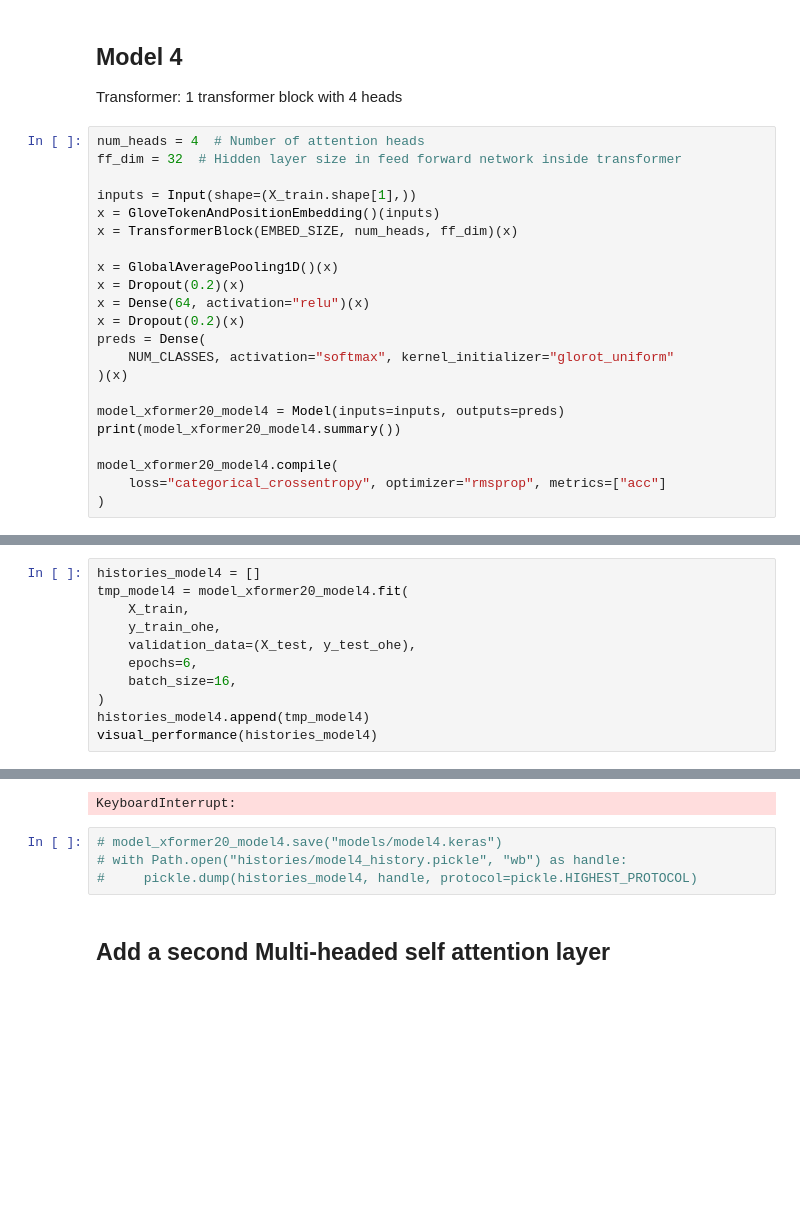
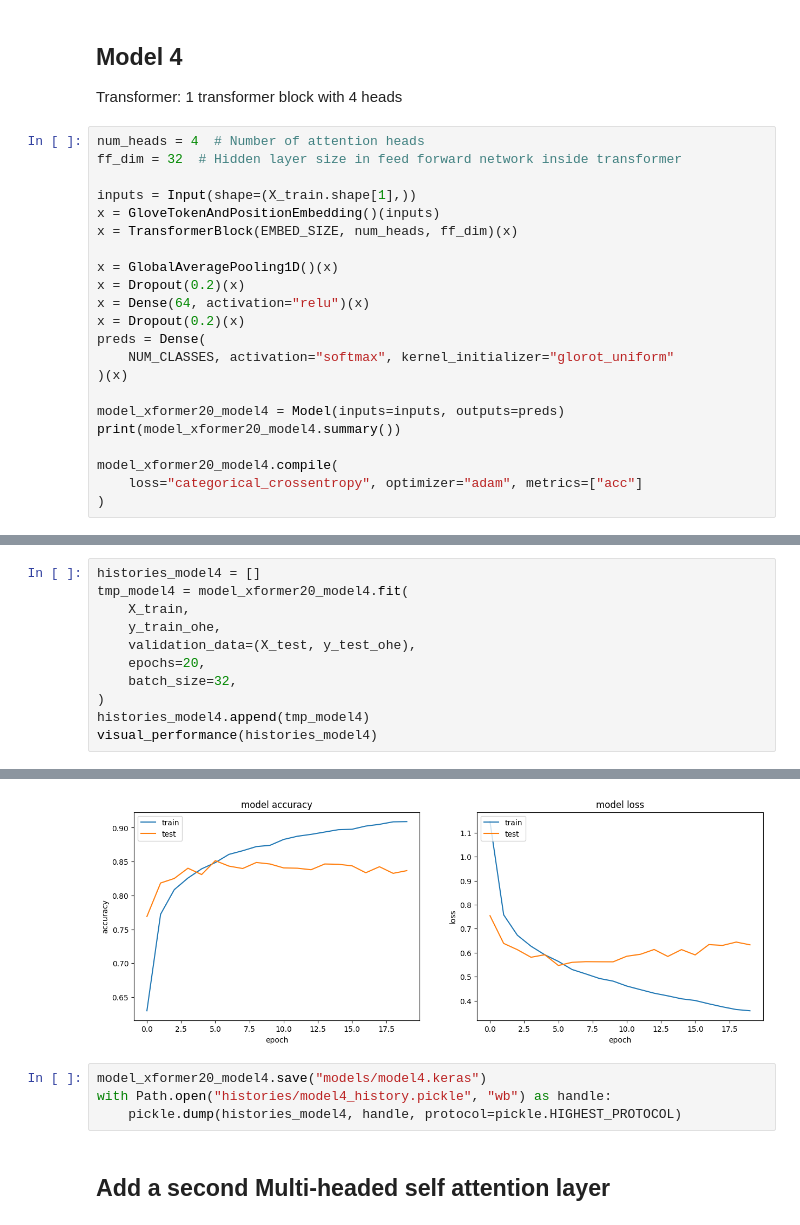
Before and after one commit to colew658/sequential_txt_clf, a Jupyter notebook: txt_clf.ipynb, the cells around one changed output, grey strips where cells are left out. Saved outputs shown, nothing was run; the diff lists cells and outputs as text; blank space fills up the shorter version.

```diff
--- a/txt_clf.ipynb
+++ b/txt_clf.ipynb
@@ -722,6 +727,6 @@ model_xformer20_model4 = Model(inputs=inputs, outputs=preds)
 print(model_xformer20_model4.summary())
 
 model_xformer20_model4.compile(
-    loss="categorical_crossentropy", optimizer="rmsprop", metrics=["acc"]
+    loss="categorical_crossentropy", optimizer="adam", metrics=["acc"]
 )
 # %% [output]
@@ -753,8 +758,8 @@ tmp_model4 = model_xformer20_model4.fit(
     X_train,
     y_train_ohe,
     validation_data=(X_test, y_test_ohe),
-    epochs=6,
-    batch_size=16,
+    epochs=20,
+    batch_size=32,
 )
 histories_model4.append(tmp_model4)
 visual_performance(histories_model4)
@@ -770,8 +784,8 @@ Epoch 4/6
-KeyboardInterrupt:
+[figure, added]
 # %%
-# model_xformer20_model4.save("models/model4.keras")
-# with Path.open("histories/model4_history.pickle", "wb") as handle:
-#     pickle.dump(histories_model4, handle, protocol=pickle.HIGHEST_PROTOCOL)
+model_xformer20_model4.save("models/model4.keras")
+with Path.open("histories/model4_history.pickle", "wb") as handle:
+    pickle.dump(histories_model4, handle, protocol=pickle.HIGHEST_PROTOCOL)
 # %% [markdown]
 ## Add a second Multi-headed self attention layer
 # %% [markdown]
```
Also changed, not shown: parts of 8 cells of this notebook, 6 other files.
